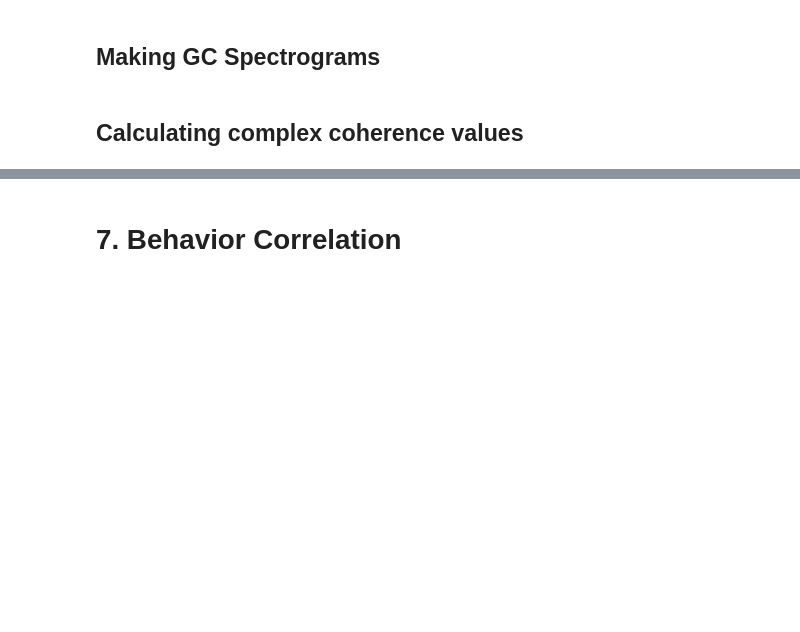
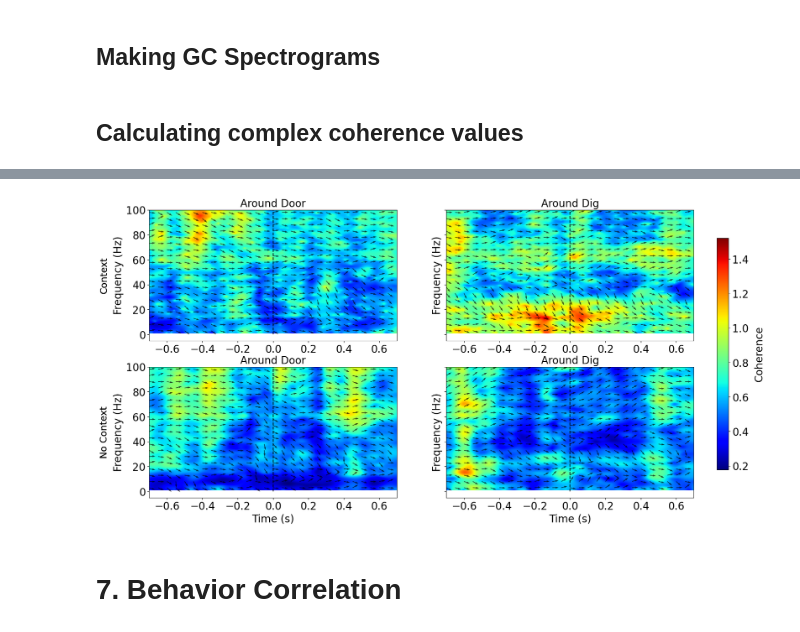
Before and after one commit to namanagrawal97/cpl_analysis_naman, a Jupyter notebook: 00_complete_analysis.ipynb, the cells around one changed output, grey strips where cells are left out. Saved outputs shown, nothing was run; the diff lists cells and outputs as text; code cells hidden in the pictures; blank space fills up the shorter version.

Commit message:
Truncation, zscoring coherence works

```diff
--- a/00_complete_analysis.ipynb
+++ b/00_complete_analysis.ipynb
@@ -1264,7 +1382,7 @@ for task_num,task_name in enumerate(task_data_dict.keys()):
 
                     con = mne_connectivity.spectral_connectivity_epochs(event_epoch, method='coh', sfreq=int(fs),
                                                          mode='cwt_morlet', cwt_freqs=freqs,
-                                                         cwt_n_cycles=n_cycles, verbose=False, fmin=5, fmax=100, faverage=False)
+                                                         cwt_n_cycles=n_cycles, verbose=False, fmin=1, fmax=100, faverage=False)
                     coh = con.get_data(output='dense')
                     indices = con.names
 
@@ -1283,9 +1401,11 @@ all_con_data_df.to_pickle(savepath+'coherence_spectrogram_around_door_dig_trunca
 fs=2000
 # %%
 all_con_data_df=pd.read_pickle(savepath+'coherence_spectrogram_around_door_dig_truncated.pkl')
+print(all_con_data_df.head())
 event_list=['mne_epoch_around_door_truncated','mne_epoch_around_dig_truncated']
+all_con_data_df[event_list] = all_con_data_df[event_list].applymap(np.arctanh)  # Apply arctanh to each element in the DataFrame
 fs=2000
-times=np.arange(-0.5, 0.5, 1/fs)
+times=np.arange(-0.7, 0.7, 1/fs)
 fig, axs=plt.subplots(2,2, figsize=(10,10), sharey=True)
 vmin = all_con_data_df[event_list].applymap(np.min).min().min()
 vmax = all_con_data_df[event_list].applymap(np.max).max().max()
@@ -1310,14 +1430,14 @@ for i, event in enumerate(event_list):
     axs[1,0].text(-0.2, 0.5, 'No Context', transform=axs[1,0].transAxes, fontsize=18, verticalalignment='center', rotation=90)
     axs[0,i].tick_params(axis='both', which='major', labelsize=20)
     axs[1,i].tick_params(axis='both', which='major', labelsize=20)
-    axs[0,i].set_xticks(np.arange(-0.5, 0.6, 0.5))  # Set x-ticks from -2 to 2 seconds
-    axs[0,i].set_xticklabels(np.arange(-0.5, 0.6, 0.5))  # Set x-tick labels from -2 to 2 seconds
-    axs[1,i].set_xticks(np.arange(-0.5, 0.6, 0.5))  # Set x-ticks from -2 to 2 seconds
-    axs[1,i].set_xticklabels(np.arange(-0.5, 0.6, 0.5))  # Set x-tick labels from -2 to 2 seconds
+    axs[0,i].set_xticks(np.arange(-0.7, 0.8, 0.7))  # Set x-ticks from -2 to 2 seconds
+    axs[0,i].set_xticklabels(np.arange(-0.7, 0.8, 0.7))  # Set x-tick labels from -2 to 2 seconds
+    axs[1,i].set_xticks(np.arange(-0.7, 0.8, 0.7))  # Set x-ticks from -2 to 2 seconds
+    axs[1,i].set_xticklabels(np.arange(-0.7, 0.8, 0.7))  # Set x-tick labels from -2 to 2 seconds
 
     # Add a colorbar
 cbar = fig.colorbar(axs[0,0].images[0], ax=axs, orientation='vertical', fraction=0.02, pad=0.04)
-cbar.set_label('Coherence', loc='center', fontsize=20, labelpad=10)
+cbar.set_label('arctanh(Coherence)', loc='center', fontsize=15, labelpad=10)
 cbar.ax.tick_params(labelsize=20)  # Set colorbar tick label size
 
 #fig.savefig(f'C:\\Users\\{user}\\Dropbox\\CPLab\\results\\aon_vhp_coherence_event_spectrogram_truncated.png',format='png', dpi=600, bbox_inches='tight')
@@ -1394,7 +1516,7 @@ con_data_df_clean=pd.read_pickle(savepath+'coherence_boxplot_per_event_per_band_
 
 fig, axs = plt.subplots(2, 2, figsize=(20, 10))
 axs = axs.flatten()
-writer=pd.ExcelWriter(f'C:\\Users\\{user}\\Dropbox\\CPLab\\results\\coherence_event_per_band.xlsx')
+writer=pd.ExcelWriter(f'C:\\Users\\{user}\\Dropbox\\CPLab\\results\\coherence_event_per_band_truncated.xlsx')
 for i, event in enumerate(['coherence_door_before', 'coherence_door_after', 'coherence_dig_before', 'coherence_dig_after']):
     event_data = con_data_df_clean[event]
     event_data_df = pd.DataFrame(event_data.tolist())
@@ -1422,7 +1544,7 @@ handles = [
 
 # Add the custom legend to the figure
 fig.legend(handles=handles, loc='upper right', bbox_to_anchor=(1.1, 1), title='Task')
-#fig.savefig(savepath+'coherence_boxplot_', format='emf',dpi=300)
+fig.savefig(savepath+'coherence_event_per_band_truncated.png', format='png',dpi=300)
 plt.tight_layout()
 plt.show()
 # %% [markdown]
@@ -2028,3 +2228,71 @@ plt.show()
+# %%
+all_coh_abs_data_df=pd.read_pickle(savepath+'coherence_abs_spectrogram_around_door_dig_truncated.pkl')
+all_coh_phase_data_df=pd.read_pickle(savepath+'coherence_phase_spectrogram_around_door_dig_truncated.pkl')
+
+
+event_list=['mne_epoch_around_door_truncated','mne_epoch_around_dig_truncated']
+fs=2000
+times=np.arange(-0.7, 0.7, 1/fs)
+fig, axs=plt.subplots(2,2, figsize=(20,10), sharey=True)
+all_con_data_df=all_coh_abs_data_df
+aon_vhp_phase=all_coh_phase_data_df
+vmin = all_con_data_df[event_list].applymap(np.min).min().min()
+vmax = all_con_data_df[event_list].applymap(np.max).max().max()
+event_names=['Around Door','Around Dig']
+for i, event in enumerate(event_list):
+    axs[0,i].imshow(all_con_data_df[event][0], extent=[times[0], times[-1], 1, 100],
+                   aspect='auto', origin='lower', cmap='jet', vmin=vmin, vmax=vmax)
+    coh_phase = aon_vhp_phase[event][0]
+    X, Y = np.meshgrid(np.linspace(times[0], times[-1], coh_phase.shape[1]), np.linspace(freqs[0], freqs[-1], coh_phase.shape[0]))
+
+    U = np.cos(coh_phase)
+    V = np.sin(coh_phase)
+    f_x = 100
+    f_y = 5
+    axs[0, i].quiver(X[2::f_y, ::f_x], Y[2::f_y, ::f_x], U[2::f_y, ::f_x], V[2::f_y, ::f_x], angles='uv', scale=40, alpha=0.7)
+
+    axs[0,i].set_xlabel('')
+
+    axs[0,i].set_ylabel('Frequency (Hz)', fontsize=20)
+    axs[0,i].set_title(event_names[i], fontsize=20)
+    axs[0,i].vlines(0, 0, 100, color='k', linestyle='--')
+    axs[0,i].tick_params(axis='both', which='major', labelsize=20)
+
+    axs[1,i].imshow(all_con_data_df[event][1], extent=[times[0], times[-1], 1, 100],
+                   aspect='auto', origin='lower', cmap='jet', vmin=vmin, vmax=vmax)
+    coh_phase = aon_vhp_phase[event][1]
+    X, Y = np.meshgrid(np.linspace(times[0], times[-1], coh_phase.shape[1]), np.linspace(freqs[0], freqs[-1], coh_phase.shape[0]))
+
+    U = np.cos(coh_phase)
+    V = np.sin(coh_phase)
+    f_x = 100
+    f_y = 5
+    axs[1, i].quiver(X[2::f_y, ::f_x], Y[2::f_y, ::f_x], U[2::f_y, ::f_x], V[2::f_y, ::f_x], angles='uv', scale=40, alpha=0.7)
+
+
+    axs[1,i].set_xlabel('Time (s)', fontsize=20)
+    axs[1,i].set_ylabel('Frequency (Hz)', fontsize=20)
+    axs[1,i].set_title(event_names[i], fontsize=20)
+    axs[1,i].vlines(0, 0, 100, color='k', linestyle='--')
+
+    axs[0,0].text(-0.2, 0.5, 'Context', transform=axs[0,0].transAxes, fontsize=18, verticalalignment='center', rotation=90)
+    axs[1,0].text(-0.2, 0.5, 'No Context', transform=axs[1,0].transAxes, fontsize=18, verticalalignment='center', rotation=90)
+    axs[0,i].tick_params(axis='both', which='major', labelsize=20)
+    axs[1,i].tick_params(axis='both', which='major', labelsize=20)
+    # axs[0,i].set_xticks(np.arange(-2, 3, 1))  # Set x-ticks from -2 to 2 seconds
+    # axs[0,i].set_xticklabels(np.arange(-2, 3, 1))  # Set x-tick labels from -2 to 2 seconds
+    # axs[1,i].set_xticks(np.arange(-2, 3, 1))  # Set x-ticks from -2 to 2 seconds
+    # axs[1,i].set_xticklabels(np.arange(-2, 3, 1))  # Set x-tick labels from -2 to 2 seconds
+
+    # Add a colorbar
+cbar = fig.colorbar(axs[0,0].images[0], ax=axs, orientation='vertical', fraction=0.02, pad=0.04)
+cbar.set_label('Coherence', loc='center', fontsize=20, labelpad=10)
+cbar.ax.tick_params(labelsize=20)  # Set colorbar tick label size
+
+fig.savefig(f'C:\\Users\\{user}\\Dropbox\\CPLab\\results\\aon_vhp_coherence_event_spectrogram_quiver_truncated.png',format='png', dpi=600, bbox_inches='tight')
+plt.show()
+# %% [output]
+[figure, added]
 # %% [markdown]
 # 7. Behavior Correlation
 # %% [markdown]
```
Also changed, not shown: parts of 26 cells of this notebook, 1 other file.
